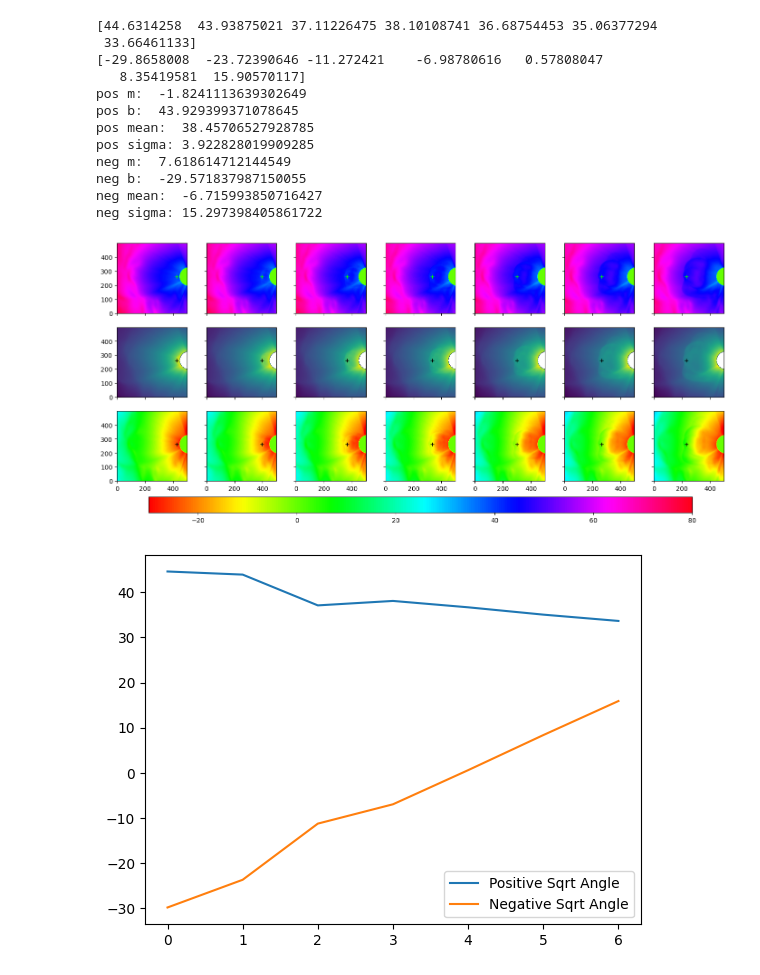
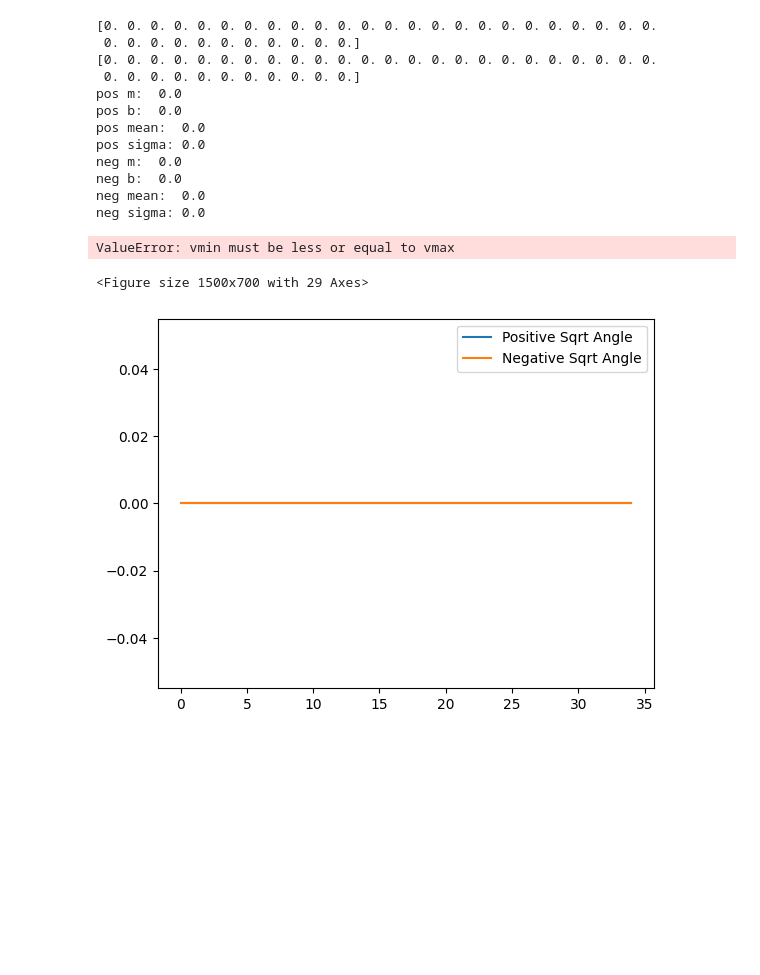
Before and after one commit to nathaniellaurent/CME-polarization, a Jupyter notebook: Scripts/CME_benchmark.ipynb, the cells around one changed output. Cells and saved outputs as stored; diff of their text form; code cells hidden in the pictures; blank space fills up the shorter version.

```diff
--- a/Scripts/CME_benchmark.ipynb
+++ b/Scripts/CME_benchmark.ipynb
@@ -106,8 +142,8 @@ a:  10.662800637094405 b:  8.560298779741591e-08
 # %%
-xMin = 0
-xMax = 500
-# xMin = 500
-# xMax = 1000
+# xMin = 0
+# xMax = 500
+xMin = 500
+xMax = 1000
 
 yMin = 250
 yMax = 750
@@ -119,19 +155,22 @@ vmax = 80
 front_array_adj = front_array_absolute - np.array([yMin,xMin])
 #plot the images with the front of the CME marked
 
-fig, axs = plt.subplots(3,(9-2),figsize=(15, 7), sharex=True, sharey=True)
+fig, axs = plt.subplots(4,7,figsize=(15, 7), sharex=True, sharey=True)
 
-for i in range(2,9):
-    axs[0,i-2].imshow(posMats[i][yMin:yMax,xMin:xMax], origin='lower', vmin=vmin, vmax=vmax, cmap='hsv')
-    axs[1,i-2].imshow(pBdata[i][yMin:yMax,xMin:xMax], origin='lower', norm=LogNorm())
-    im = axs[2,i-2].imshow(negMats[i][yMin:yMax,xMin:xMax], origin='lower', vmin=vmin, vmax=vmax, cmap='hsv')
+for i in range(7):
+
+    axs[0,i].imshow(pBdata[5*i][yMin:yMax,xMin:xMax], origin='lower', norm=LogNorm())
+    axs[1,i].imshow(pBdata[5*i][yMin:yMax,xMin:xMax], origin='lower', norm=LogNorm())
+    axs[2,i].imshow(posMats[5*i][yMin:yMax,xMin:xMax], origin='lower', vmax=vmax, cmap='hsv')
+    im = axs[3,i].imshow(negMats[5*i][yMin:yMax,xMin:xMax], origin='lower', vmin=vmin, vmax=vmax, cmap='hsv')
 
 
 
-for i in range(2,9):
-    axs[1,i-2].plot(front_array_adj[i][1], front_array_adj[i][0], 'k+')
-    axs[2,i-2].plot(front_array_adj[i][1], front_array_adj[i][0], 'k+')
-    axs[0,i-2].plot(front_array_adj[i][1], front_array_adj[i][0], 'g+', color='lime')
+for i in range(7):
+    axs[0,i].plot(front_array_adj[5*i][1], front_array_adj[5*i][0], 'k+')
+    axs[1,i].plot(front_array_adj[5*i][1], front_array_adj[5*i][0], 'k+')
+    axs[2,i].plot(front_array_adj[5*i][1], front_array_adj[5*i][0], 'g+', color='lime')
+    axs[3,i].plot(front_array_adj[5*i][1], front_array_adj[5*i][0], 'k+')
 
 fig.subplots_adjust(left=0.05, right=0.95, top=0.95, bottom=0.2)
 
@@ -141,57 +180,58 @@ fig.colorbar(im, cax=cbar_ax, orientation='horizontal')
 
 xMin = 0
 xMax = 1023
 
 yMin = 0
 yMax = 1023
 
 posMatsData = posMats[:,yMin:yMax,xMin:xMax]
 negMatsData = negMats[:,yMin:yMax,xMin:xMax]
 posMatsGraph = np.zeros(len(posMatsData))
 negMatsGraph = np.zeros(len(negMatsData))
 
 for i in range(len(posMatsData)):
     posMatsGraph[i] = posMatsData[i][front_array_absolute[i][0],front_array_absolute[i][1]]
     negMatsGraph[i] = negMatsData[i][front_array_absolute[i][0],front_array_absolute[i][1]]
-print(posMatsGraph[2:9])
-print(negMatsGraph[2:9])
+print(posMatsGraph)
+print(negMatsGraph)
 
-posCoef = np.polyfit(np.arange(0,7),posMatsGraph[2:9],1)
+posCoef = np.polyfit(np.arange(0,35),posMatsGraph,1)
 print("pos m: ", posCoef[0])
 print("pos b: ", posCoef[1])
-print("pos mean: ", np.mean(posMatsGraph[2:9]))
-print("pos sigma:", np.std(posMatsGraph[2:9]))
+print("pos mean: ", np.mean(posMatsGraph))
+print("pos sigma:", np.std(posMatsGraph))
 
 
 
-negCoef = np.polyfit(np.arange(0,7),negMatsGraph[2:9],1)
+negCoef = np.polyfit(np.arange(0,35),negMatsGraph,1)
 print("neg m: ", negCoef[0])
 print("neg b: ", negCoef[1])
-print("neg mean: ", np.mean(negMatsGraph[2:9]))
-print("neg sigma:", np.std(negMatsGraph[2:9]))
+print("neg mean: ", np.mean(negMatsGraph))
+print("neg sigma:", np.std(negMatsGraph))
 # poly1d_fn = np.poly1d(posCoef)
 
 
 plt.figure()
-plt.plot(posMatsGraph[2:9], label='Positive Sqrt Angle')
-plt.plot(negMatsGraph[2:9], label='Negative Sqrt Angle')
+plt.plot(posMatsGraph, label='Positive Sqrt Angle')
+plt.plot(negMatsGraph, label='Negative Sqrt Angle')
 plt.legend()
 plt.show()
 # %% [output]
-[44.6314258  43.93875021 37.11226475 38.10108741 36.68754453 35.06377294
- 33.66461133]
-[-29.8658008  -23.72390646 -11.272421    -6.98780616   0.57808047
-   8.35419581  15.90570117]
-pos m:  -1.8241113639302649
-pos b:  43.929399371078645
-pos mean:  38.45706527928785
-pos sigma: 3.922828019909285
-neg m:  7.618614712144549
-neg b:  -29.571837987150055
-neg mean:  -6.715993850716427
-neg sigma: 15.297398405861722
+[0. 0. 0. 0. 0. 0. 0. 0. 0. 0. 0. 0. 0. 0. 0. 0. 0. 0. 0. 0. 0. 0. 0. 0.
+ 0. 0. 0. 0. 0. 0. 0. 0. 0. 0. 0.]
+[0. 0. 0. 0. 0. 0. 0. 0. 0. 0. 0. 0. 0. 0. 0. 0. 0. 0. 0. 0. 0. 0. 0. 0.
+ 0. 0. 0. 0. 0. 0. 0. 0. 0. 0. 0.]
+pos m:  0.0
+pos b:  0.0
+pos mean:  0.0
+pos sigma: 0.0
+neg m:  0.0
+neg b:  0.0
+neg mean:  0.0
+neg sigma: 0.0
+ValueError: vmin must be less or equal to vmax
+<Figure size 1500x700 with 29 Axes>
-[figure, old version]
+[figure, new version]
-[figure, removed]
 # %%
 
 print(front_array_adj[2])
```
Also changed, not shown: parts of 2 cells of this notebook, 11 other files.
